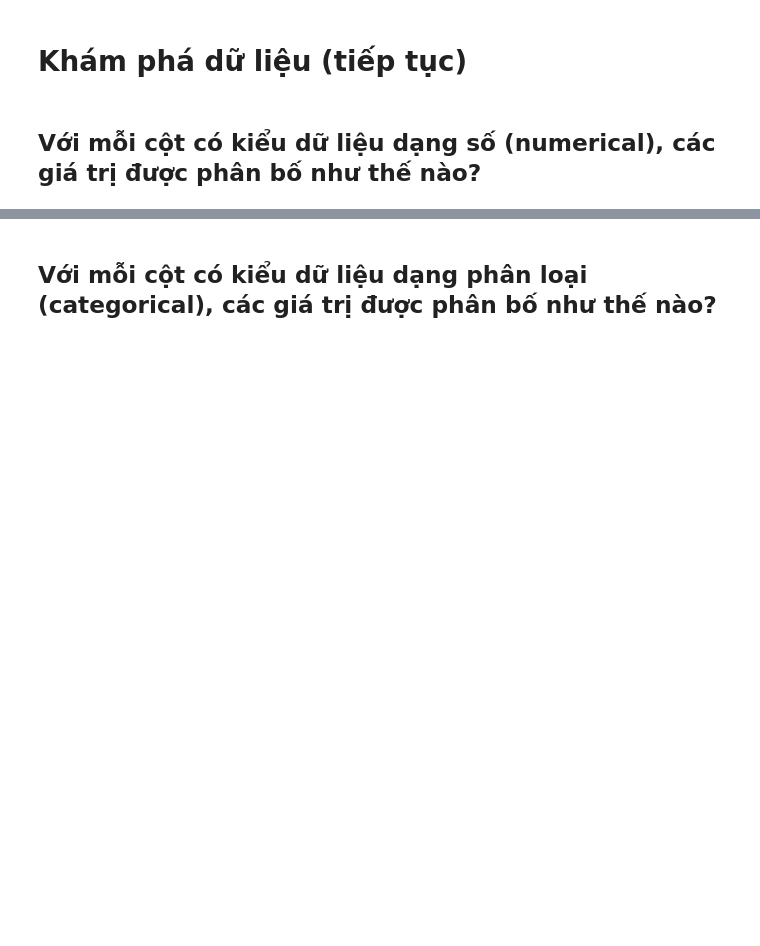
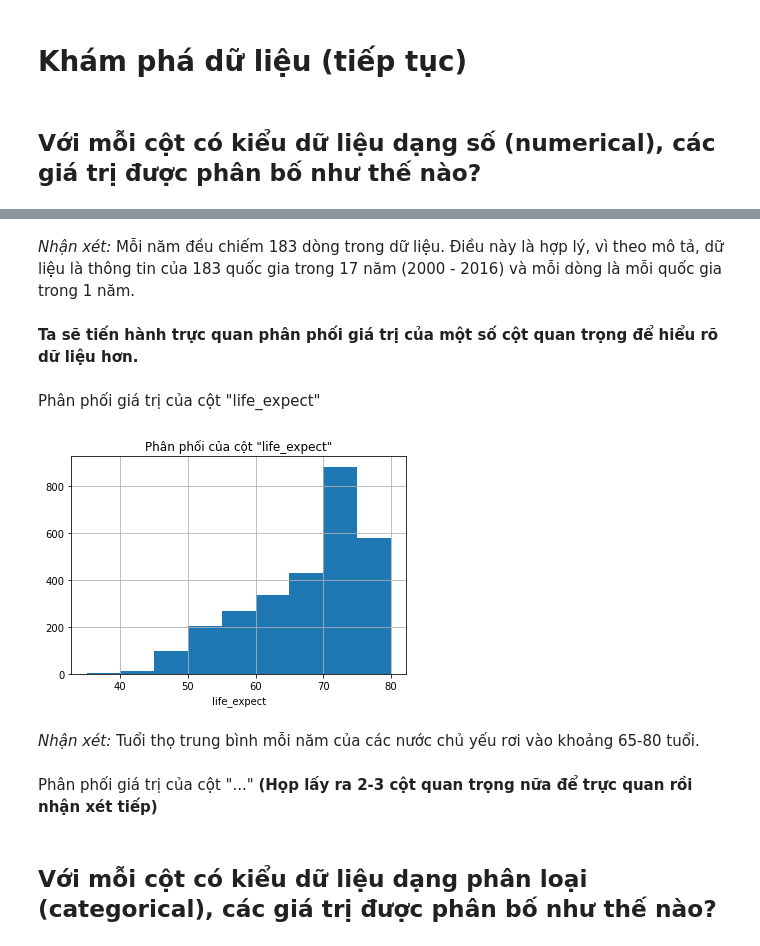
Before and after one commit to dhptrung/P4DS-FinalProject, a Jupyter notebook: P4DS-FinalProject.ipynb, the cells around one changed output, grey strips where cells are left out. Cells and saved outputs as stored; diff of their text form; code cells hidden in the pictures; blank space fills up the shorter version.

```diff
--- a/P4DS-FinalProject.ipynb
+++ b/P4DS-FinalProject.ipynb
@@ -101,2 +182,19 @@ Tất cả các cột đều đã có kiểu dữ liệu phù hợp.
+# %% [markdown]
+*Nhận xét:* Mỗi năm đều chiếm 183 dòng trong dữ liệu. Điều này là hợp lý, vì theo mô tả, dữ liệu là thông tin của 183 quốc gia trong 17 năm (2000 - 2016) và mỗi dòng là mỗi quốc gia trong 1 năm.
+# %% [markdown]
+**Ta sẽ tiến hành trực quan phân phối giá trị của một số cột quan trọng để hiểu rõ dữ liệu hơn.**
+# %% [markdown]
+Phân phối giá trị của cột "life_expect"
+# %%
+df['life_expect'].hist(bins=np.arange(35, 85, 5))
+plt.xlabel('life_expect')
+plt.title('Phân phối của cột "life_expect"')
+plt.show()
+# %% [output]
+[figure, added]
+# %% [markdown]
+*Nhận xét:* Tuổi thọ trung bình mỗi năm của các nước chủ yếu rơi vào khoảng 65-80 tuổi.
+# %% [markdown]
+Phân phối giá trị của cột "..." **(Họp lấy ra 2-3 cột quan trọng nữa để trực quan rồi nhận xét tiếp)**
 # %% [markdown]
 ## Với mỗi cột có kiểu dữ liệu dạng phân loại (categorical), các giá trị được phân bố như thế nào?
```
Also changed, not shown: parts of 25 cells of this notebook.
